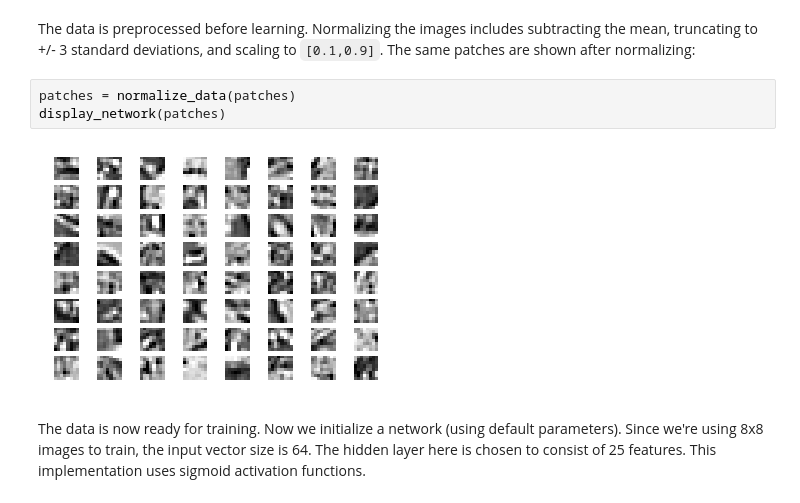
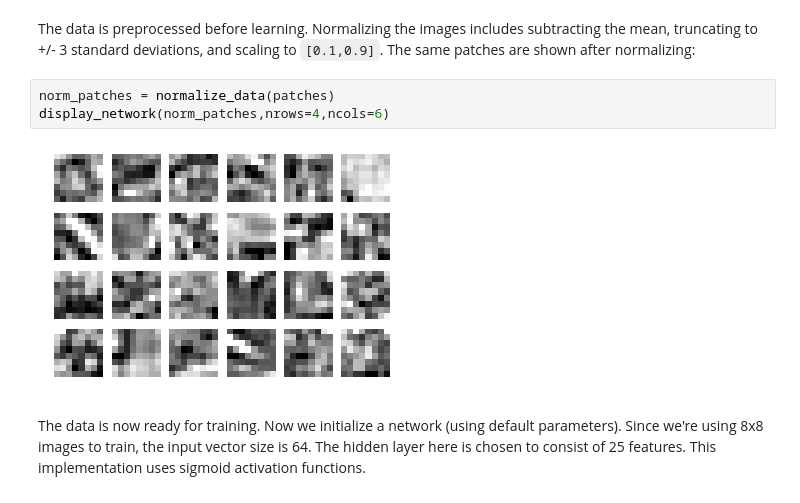
Before and after one commit to hiqdevlord/learning_deep_learning, a Jupyter notebook: sparseae_demo.ipynb, the cells around one changed output. Drawn from its saved outputs; the diff is of its cells as text.

```diff
--- a/sparseae_demo.ipynb
+++ b/sparseae_demo.ipynb
@@ -25,10 +27,10 @@ display_network(patches)
 # %% [markdown]
 The data is preprocessed before learning. Normalizing the images includes subtracting the mean, truncating to +/- 3 standard deviations, and scaling to `[0.1,0.9]`. The same patches are shown after normalizing:
-# %%
-patches = normalize_data(patches)
-display_network(patches)
-# %% [output]
-[figure, removed]
+# %%
+norm_patches = normalize_data(patches)
+display_network(norm_patches,nrows=4,ncols=6)
+# %% [output]
+[figure, added]
 # %% [markdown]
 The data is now ready for training. Now we initialize a network (using default parameters). Since we're using 8x8 images to train, the input vector size is 64. The hidden layer here is chosen to consist of 25 features. This implementation uses sigmoid activation functions.
 # %%
```
Also changed, not shown: parts of 17 cells of this notebook, 2 other files.
